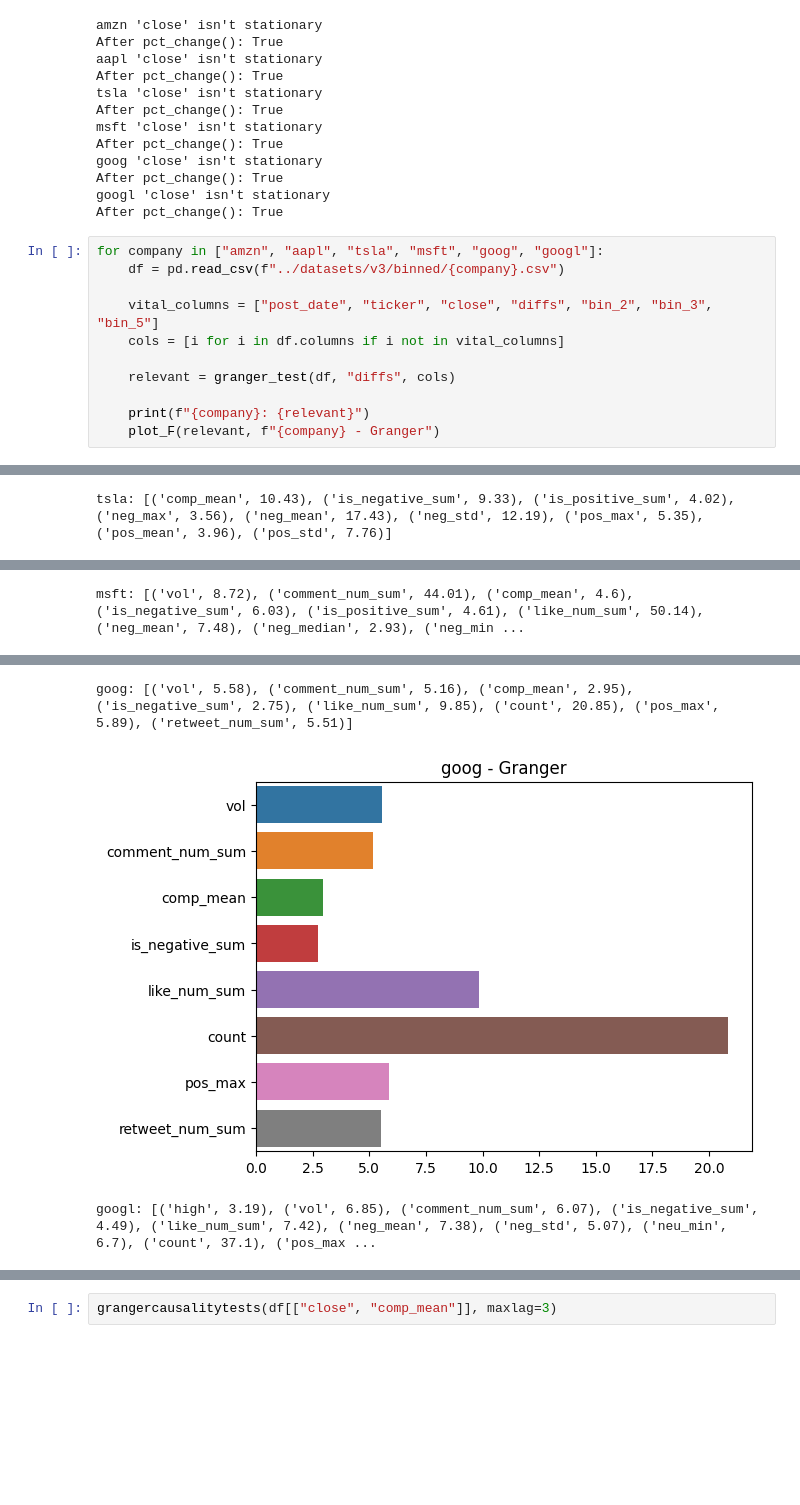
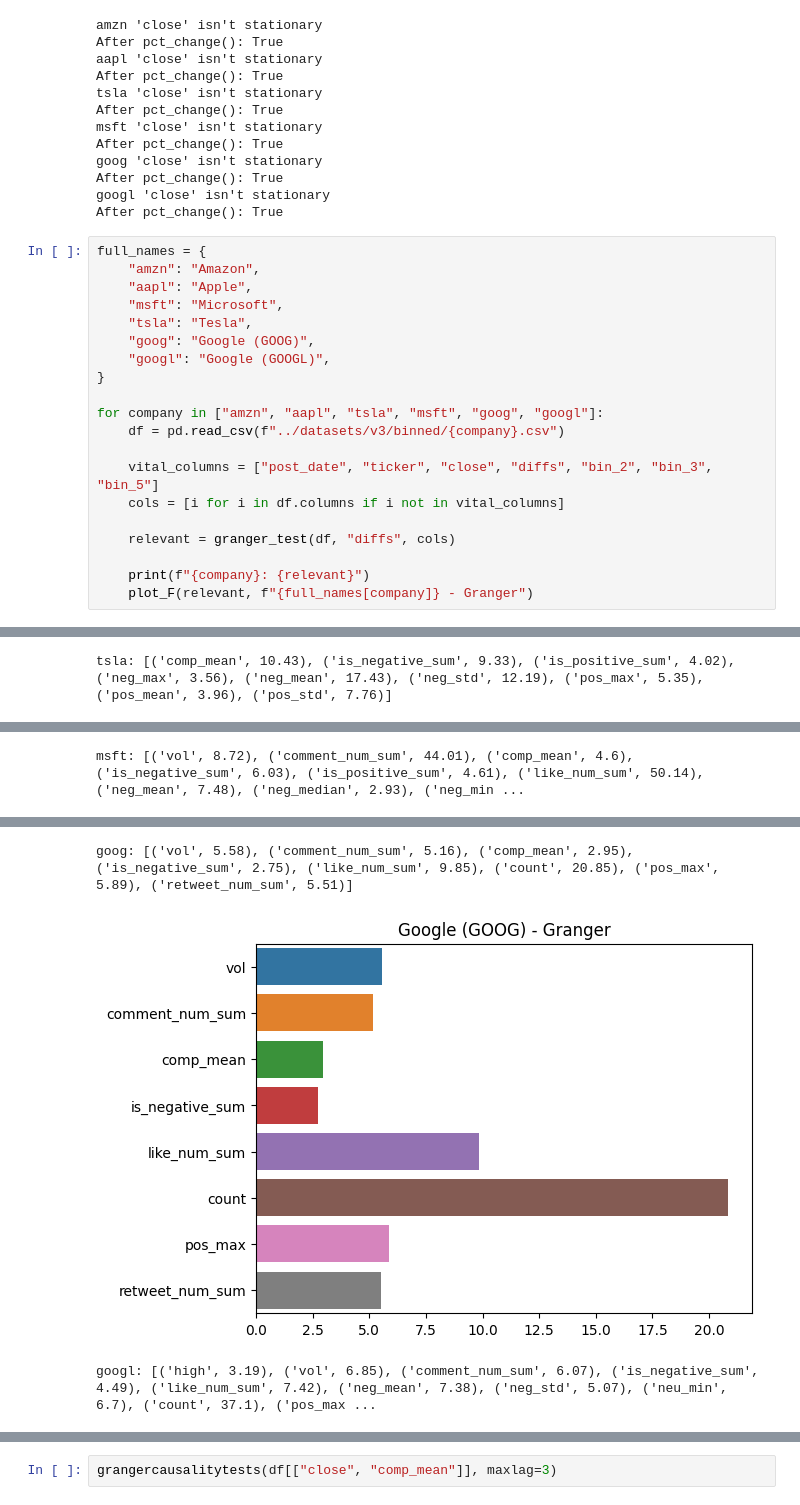
Before and after one commit to PatrykML/twitter_sentiment_stock_prediction, a Jupyter notebook: models/granger.ipynb, the cells around one changed output, grey strips where cells are left out. Cells and saved outputs as stored; diff of their text form; blank space fills up the shorter version.

Commit message:
finish granger

```diff
--- a/models/granger.ipynb
+++ b/models/granger.ipynb
@@ -69,6 +69,15 @@ After pct_change(): True
 googl 'close' isn't stationary
 After pct_change(): True
 # %%
+full_names = {
+    "amzn": "Amazon",
+    "aapl": "Apple",
+    "msft": "Microsoft",
+    "tsla": "Tesla",
+    "goog": "Google (GOOG)",
+    "googl": "Google (GOOGL)",
+}
+
 for company in ["amzn", "aapl", "tsla", "msft", "goog", "googl"]:
     df = pd.read_csv(f"../datasets/v3/binned/{company}.csv")
 
@@ -78,6 +87,6 @@ for company in ["amzn", "aapl", "tsla", "msft", "goog", "googl"]:
     relevant = granger_test(df, "diffs", cols)
 
     print(f"{company}: {relevant}")
-    plot_F(relevant, f"{company} - Granger")
+    plot_F(relevant, f"{full_names[company]} - Granger")
 # %% [output]
 amzn: [('low', 3.18), ('vol', 9.83), ('comment_num_sum', 12.29), ('comp_mean', 9.97), ('comp_median', 4.36), ('is_negative_sum', 12.49), ('is_positive_sum', 5.85), ('like_num_sum', 11.48), ('neg_mean' ...
@@ -93,3 +102,3 @@ msft: [('vol', 8.72), ('comment_num_sum', 44.01), ('comp_mean', 4.6), ('is_negat
 goog: [('vol', 5.58), ('comment_num_sum', 5.16), ('comp_mean', 2.95), ('is_negative_sum', 2.75), ('like_num_sum', 9.85), ('count', 20.85), ('pos_max', 5.89), ('retweet_num_sum', 5.51)]
-[figure, old version]
+[figure, new version]
 googl: [('high', 3.19), ('vol', 6.85), ('comment_num_sum', 6.07), ('is_negative_sum', 4.49), ('like_num_sum', 7.42), ('neg_mean', 7.38), ('neg_std', 5.07), ('neu_min', 6.7), ('count', 37.1), ('pos_max ...
```
Also changed, not shown: parts of 1 cell of this notebook.
